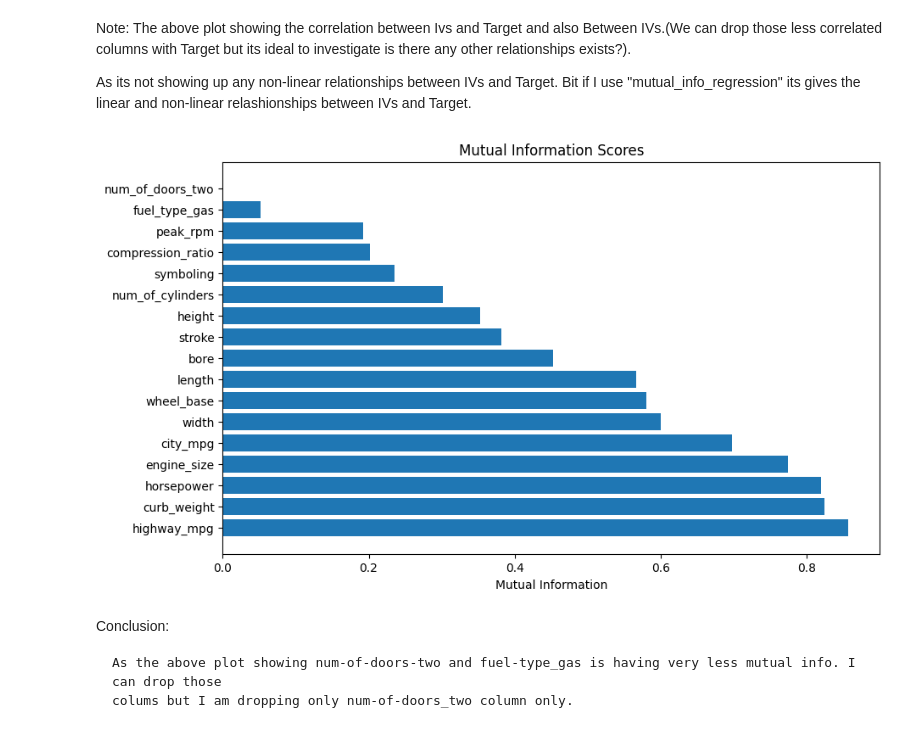
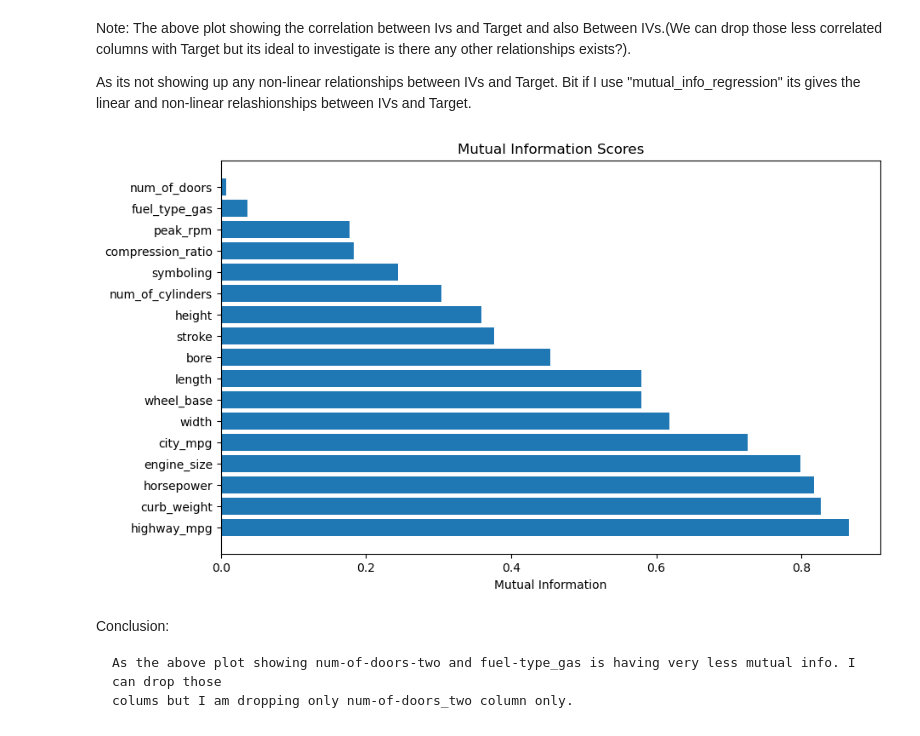
Before and after one commit to ChanduKReddy99/LinearRegression_CarsDataSet, a Jupyter notebook: auto_mpg_LR/auto-mpg.ipynb, the cells around one changed output. Cells and saved outputs as stored; diff of their text form; code cells hidden in the pictures.

```diff
--- a/auto_mpg_LR/auto-mpg.ipynb
+++ b/auto_mpg_LR/auto-mpg.ipynb
@@ -98,0 +181,8 @@ cars[num_cols] = cars[num_cols].apply(pd.to_numeric, errors='coerce')
+# %%
+# lets do same for numeric features
+num_to_fill= ["bore","stroke", "horsepower", "peak_rpm", "price"]
+# cars[num_to_fill]= cars[num_to_fill].fillna(cars[num_to_fill].median())
+
+# i am suing SimpleImputer:
+imputer_mean= SimpleImputer(strategy="median")
+cars[num_to_fill]= imputer_mean.fit_transform(cars[num_to_fill])
@@ -238,8 +293,13 @@ highway_mpg            int64
 price                float64
 dtype: object
 # %%
-# fuel-type and num-of-doors are object type lets make numeric by one-hot-encoding
-cars= pd.get_dummies(cars, columns= ["fuel_type", "num_of_doors"], prefix= ["fuel_type", "num_of_doors"], drop_first=True)
+# fuel-type is object type lets make numeric by one-hot-encoding
+cars= pd.get_dummies(cars, columns=["fuel_type"], prefix= "fuel_type", drop_first=True)
+# %%
+# since num_of_doors column has 2door and 4 door cars. let me do label encoding for this column
+from sklearn.preprocessing import LabelEncoder
+le= LabelEncoder()
+cars["num_of_doors"]= le.fit_transform(cars["num_of_doors"])
 # %%
 cars.head(2).transpose()
 # %% [output]
@@ -289,5 +350,0 @@ cols_to_fill= ["num_of_doors_two","bore","stroke", "horsepower", "peak_rpm", "pr
-# %%
-# we can use imputers as well:
-from sklearn.impute import SimpleImputer
-imputer_mean= SimpleImputer(strategy="median")
-cars[cols_to_fill]= imputer_mean.fit_transform(cars[cols_to_fill])
@@ -336,27 +372,27 @@ Note:
 # %%
 # to check if any linear and non-linear relationships btwn IVs and Target, using mutual_info_regression
 from sklearn.feature_selection import mutual_info_regression
 
 target = 'price'
 feature_cols = ["symboling", "wheel_base", "length", "width", "height", "curb_weight", "num_of_cylinders",
                    "engine_size", "bore", "stroke", "compression_ratio", "horsepower", "peak_rpm", "city_mpg",
-                    "highway_mpg", "fuel_type_gas", "num_of_doors_two"]
+                    "highway_mpg", "fuel_type_gas", "num_of_doors"]
 
 # Calculate mutual information between each feature and the target
 mi_scores = mutual_info_regression(cars[feature_cols], cars[target])
 
 # Create a DataFrame to visualize mutual information scores and sorting them ascending
 mi_df = pd.DataFrame({'Feature': feature_cols, 'Mutual_Information': mi_scores}).sort_values(
                                                                 by='Mutual_Information', ascending=False)
 
 # Plot a bar chart of mutual information scores
 plt.figure(figsize=(10, 6))
 plt.barh(mi_df['Feature'], mi_df['Mutual_Information'])
 plt.xlabel('Mutual Information')
 plt.title('Mutual Information Scores')
 plt.show()
 # %% [output]
-[figure, old version]
+[figure, new version]
 # %% [markdown]
 Conclusion:
 
```
Also changed, not shown: parts of 43 cells of this notebook, 3 other files.
